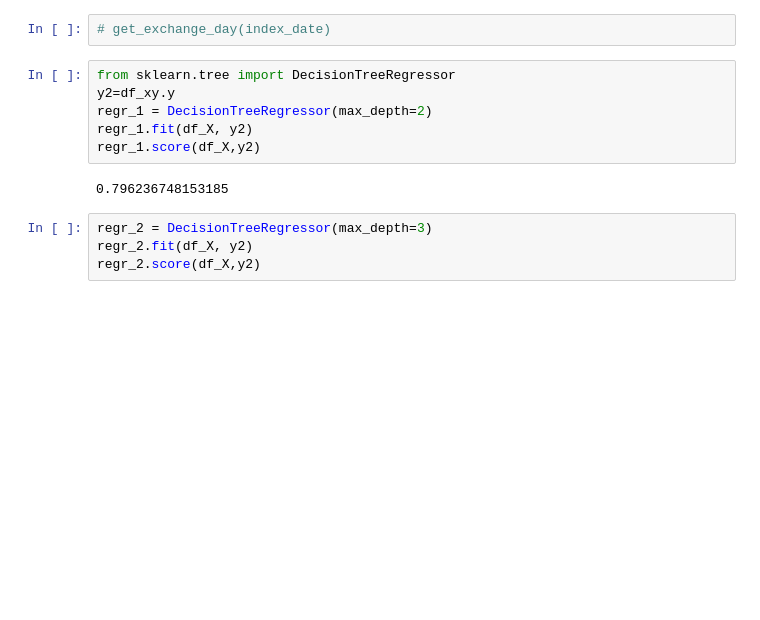
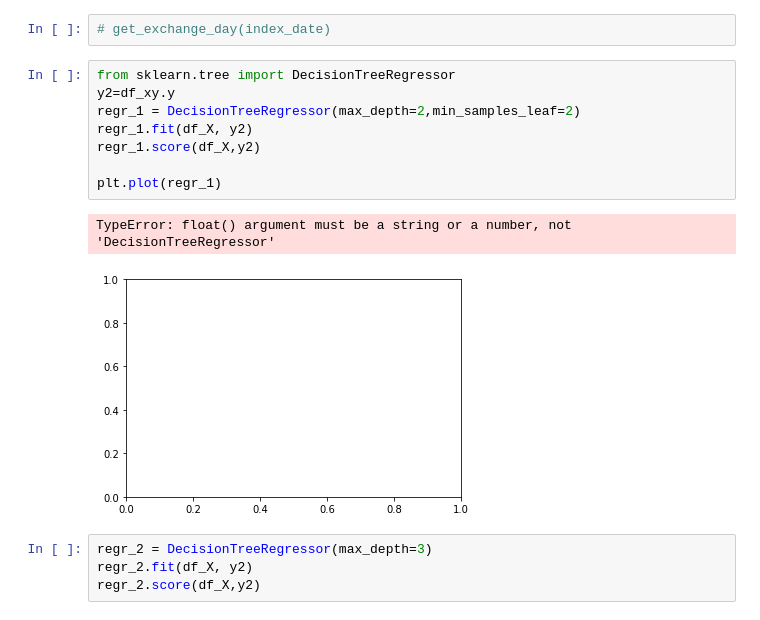
Before and after one commit to brainee/fama, a Jupyter notebook: fama5/zy-fama-frech-4-generial.ipynb, the cells around one changed output. Saved outputs shown, nothing was run; the diff lists cells and outputs as text; blank space fills up the shorter version.

```diff
--- a/fama5/zy-fama-frech-4-generial.ipynb
+++ b/fama5/zy-fama-frech-4-generial.ipynb
@@ -1917,11 +1917,14 @@ White Test
 # %%
 from sklearn.tree import DecisionTreeRegressor
 y2=df_xy.y
-regr_1 = DecisionTreeRegressor(max_depth=2)
+regr_1 = DecisionTreeRegressor(max_depth=2,min_samples_leaf=2)
 regr_1.fit(df_X, y2)
 regr_1.score(df_X,y2)
+
+plt.plot(regr_1)
 # %% [output]
-0.796236748153185
+TypeError: float() argument must be a string or a number, not 'DecisionTreeRegressor'
+[figure, added]
 # %%
 regr_2 = DecisionTreeRegressor(max_depth=3)
 regr_2.fit(df_X, y2)
```
Also changed, not shown: parts of 22 cells of this notebook, 4 other files.
